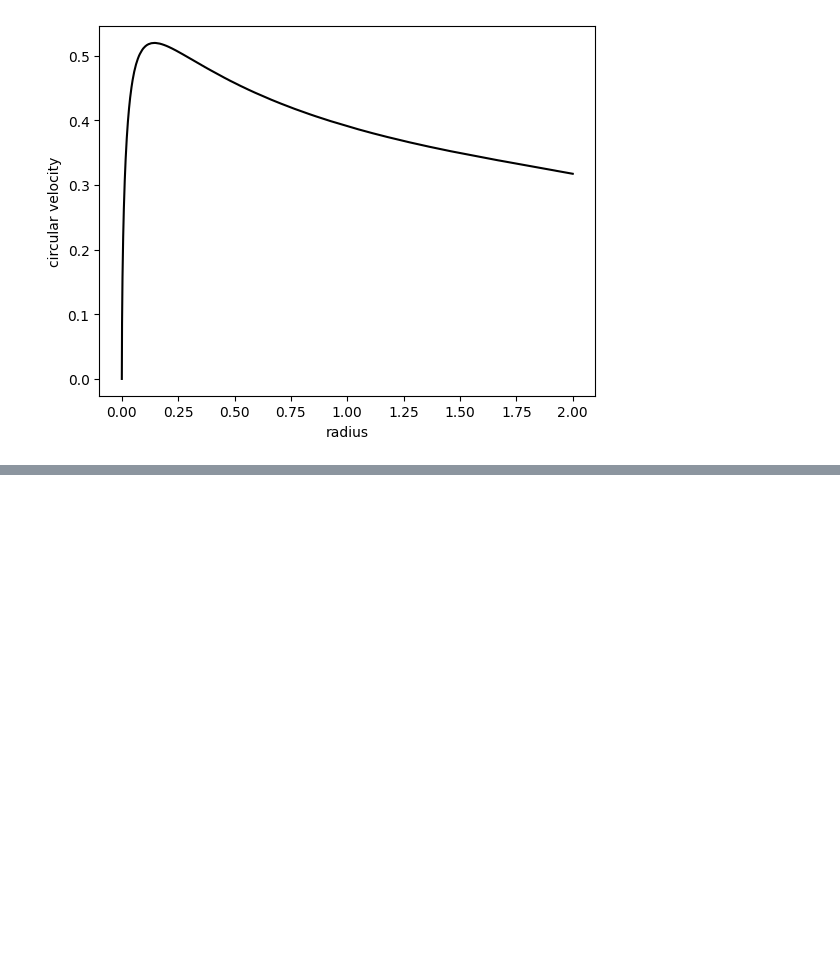
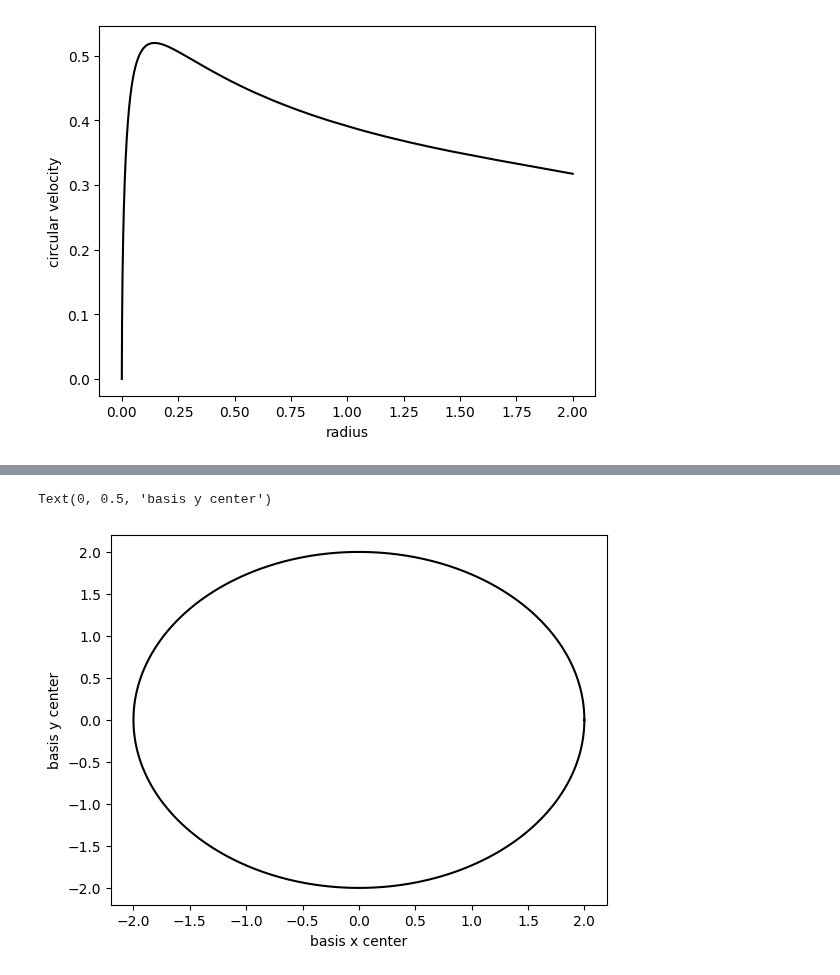
Before and after one commit to EXP-code/pyEXP-examples, a Jupyter notebook: How-To/Recipes/Orbits/MovingFrames.ipynb, the cells around one changed output, grey strips where cells are left out. Saved outputs shown, nothing was run; the diff lists cells and outputs as text; code cells hidden in the pictures; blank space fills up the shorter version.

```diff
--- a/How-To/Recipes/Orbits/MovingFrames.ipynb
+++ b/How-To/Recipes/Orbits/MovingFrames.ipynb
@@ -156,0 +183,17 @@ Text(0, 0.5, 'circular velocity')
+# %%
+# now we can repeat the process for lots of time steps
+totaltime = 200.0
+dt = 0.25
+nsteps = int(totaltime/dt)+1
+print('setting up {} steps'.format(nsteps))
+
+# the 0th step is already done!
+for n in range(1,nsteps):
+    t = n*dt
+    print(t)
+    halo_coef = halo_basis.createFromArray([1.],[[1.],[1.],[1.]], time=0.0, center=[0.,0.,0.])
+    halo_coef.assign(halo_coef_matrix,lmax,nmax)
+    halo_coef.setCoefTime(t) # the time can be overridden here
+    halo_coef.setCoefCenter([orbitradius*np.cos(orbitfrequency*t),orbitradius*np.sin(orbitfrequency*t),0.]) # the center can be overridden here
+    halo_coefs.add(halo_coef)
+    halo_coefs.ExtendH5Coefs('outcoef.circularorbit.halo')
@@ -156,0 +218,12 @@ Text(0, 0.5, 'circular velocity')
+# %%
+cfile = 'outcoef.circularorbit.halo'
+halo_coefs = pyEXP.coefs.Coefs.factory(cfile)
+
+xcen = np.array([halo_coefs.getCoefStruct(t).getCoefCenter()[0] for t in halo_coefs.Times()])
+ycen = np.array([halo_coefs.getCoefStruct(t).getCoefCenter()[1] for t in halo_coefs.Times()])
+plt.plot(xcen,ycen,color='black')
+plt.xlabel('basis x center')
+plt.ylabel('basis y center')
+# %% [output]
+Text(0, 0.5, 'basis y center')
+[figure, added]
```
Also changed, not shown: parts of 11 cells of this notebook.
